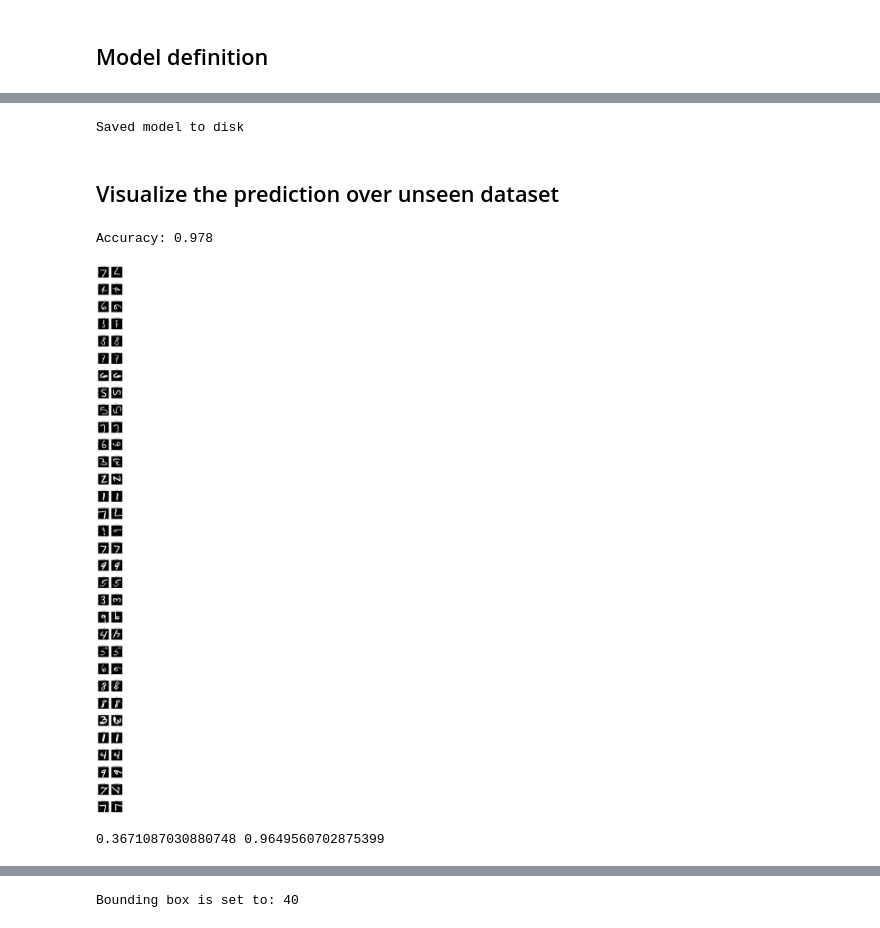
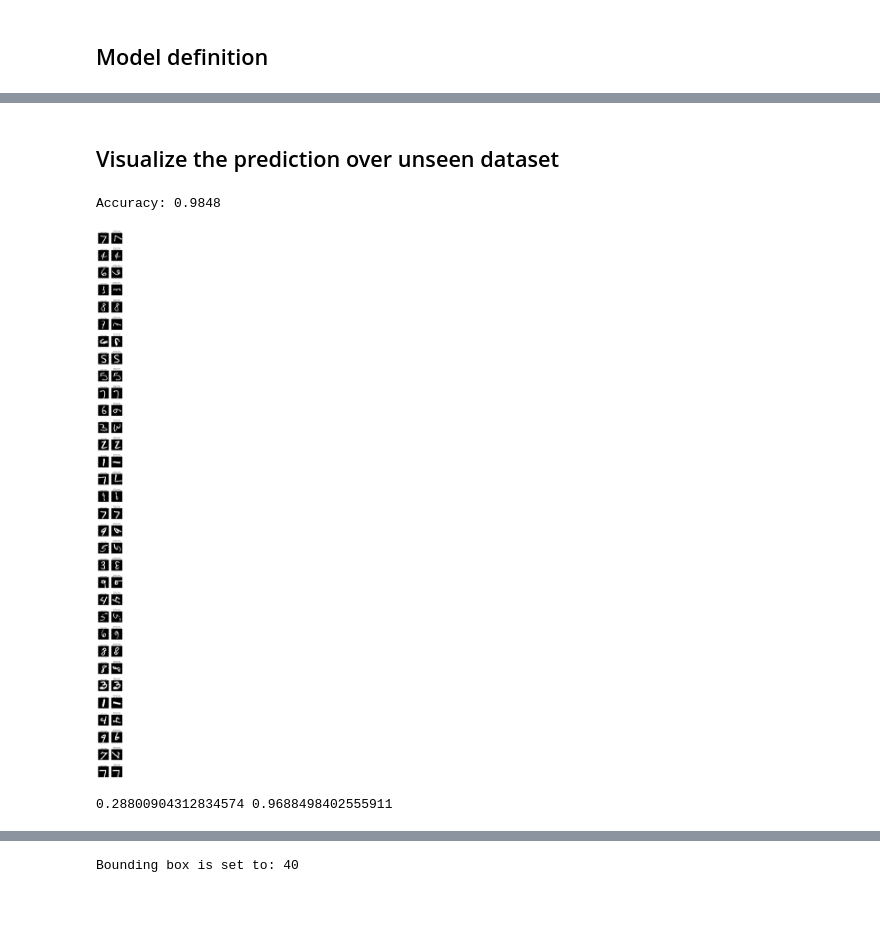
Before and after one commit to Nimrods/DeepLearning-Fashion-MNIST-Projects, a Jupyter notebook: Self-supervised Rotation.ipynb, the cells around one changed output, grey strips where cells are left out. Saved outputs shown, nothing was run; the diff lists cells and outputs as text; code cells hidden in the pictures.

```diff
--- a/Self-supervised Rotation.ipynb
+++ b/Self-supervised Rotation.ipynb
@@ -148,7 +147,7 @@ _________________________________________________________________
 # %%
 # training parameters:
 batch_size = 32
-n_epochs = 50
+n_epochs = 100
 # %%
 history = model.fit_generator(generator(
         imgs=X_train,
@@ -218,36 +217,34 @@ print("Saved model to disk")
 # # load weights into new model`
 # loaded_model.load_weights("model.h5")
 # print("Loaded model from disk")
-# %% [output]
-Saved model to disk
 # %% [markdown]
 ## Visualize the prediction over unseen dataset
 # %%
 X_test_rot = np.zeros_like(X_test)
 fig, ax = plt.subplots(32, 2, figsize=(5,100))
 k=0
 tp = 0
 for i in range(X_test.shape[0]):
     cur_img = X_test[i]
     random_rot_ind = np.random.randint(0,4)
     img_test_rot = np.rot90(cur_img, axes=(1,0), k=random_rot_ind)
     X_test_rot[i] = img_test_rot
     pred = model.predict_classes(x=np.expand_dims(np.expand_dims(X_test_rot[i], -1), axis=0))[0]
     if pred == random_rot_ind: tp+=1
 
     if i % 300 == 0 and k < 32:
         ax[k][1].imshow(img_test_rot, cmap='gray')
         ax[k][0].imshow(cur_img, cmap='gray')
         ax[k][1].axis('off')
         ax[k][0].axis('off')
-        ax[k][1].set_title('Pred: {}'.format(rot_dict[pred]))
-        ax[k][0].set_title('GT: {}'.format(rot_dict[random_rot_ind]))
+        ax[k][1].set_title('Rotated image\nPred: {} \ GT: {}'.format(rot_dict[pred], rot_dict[random_rot_ind]))
+        ax[k][0].set_title('original image')
         k+=1
 plt.tight_layout()
 print("Accuracy: {}".format(tp / X_test.shape[0]))
 # %% [output]
-Accuracy: 0.978
+Accuracy: 0.9848
-[figure, old version]
+[figure, new version]
 # %%
 loss, acc_score = model.evaluate_generator(generator(
         imgs=np.expand_dims(X_test, axis=-1),
@@ -257,7 +254,7 @@ loss, acc_score = model.evaluate_generator(generator(
 
 print (loss, acc_score)
 # %% [output]
-0.3671087030880748 0.9649560702875399
+0.28800904312834574 0.9688498402555911
 # %% [markdown]
 # Step 2: MNIST dataset, Try to predict 360 degrees
 ### First let's understand what is the maximum bounding box that needed to not crop the image
```
Also changed, not shown: parts of 12 cells of this notebook.
